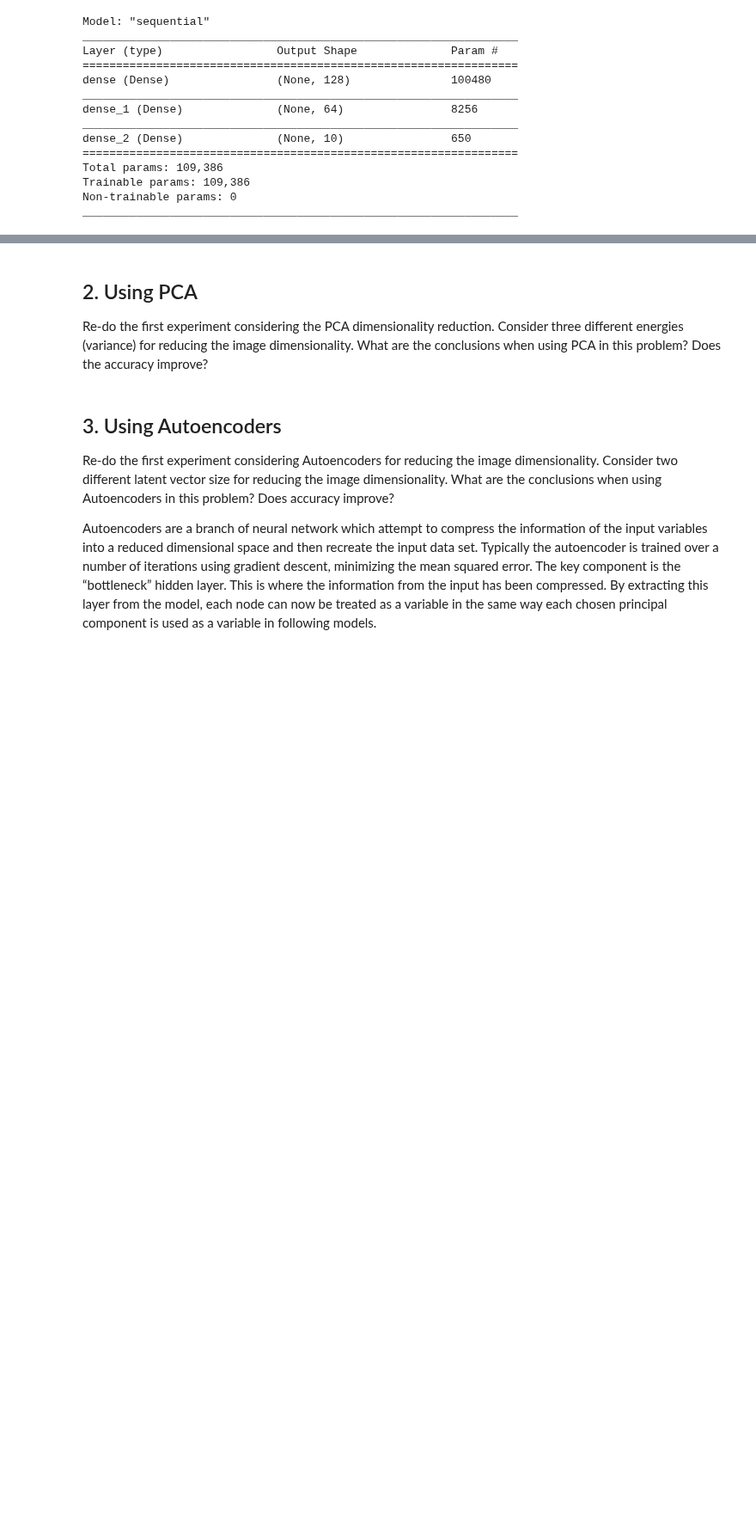
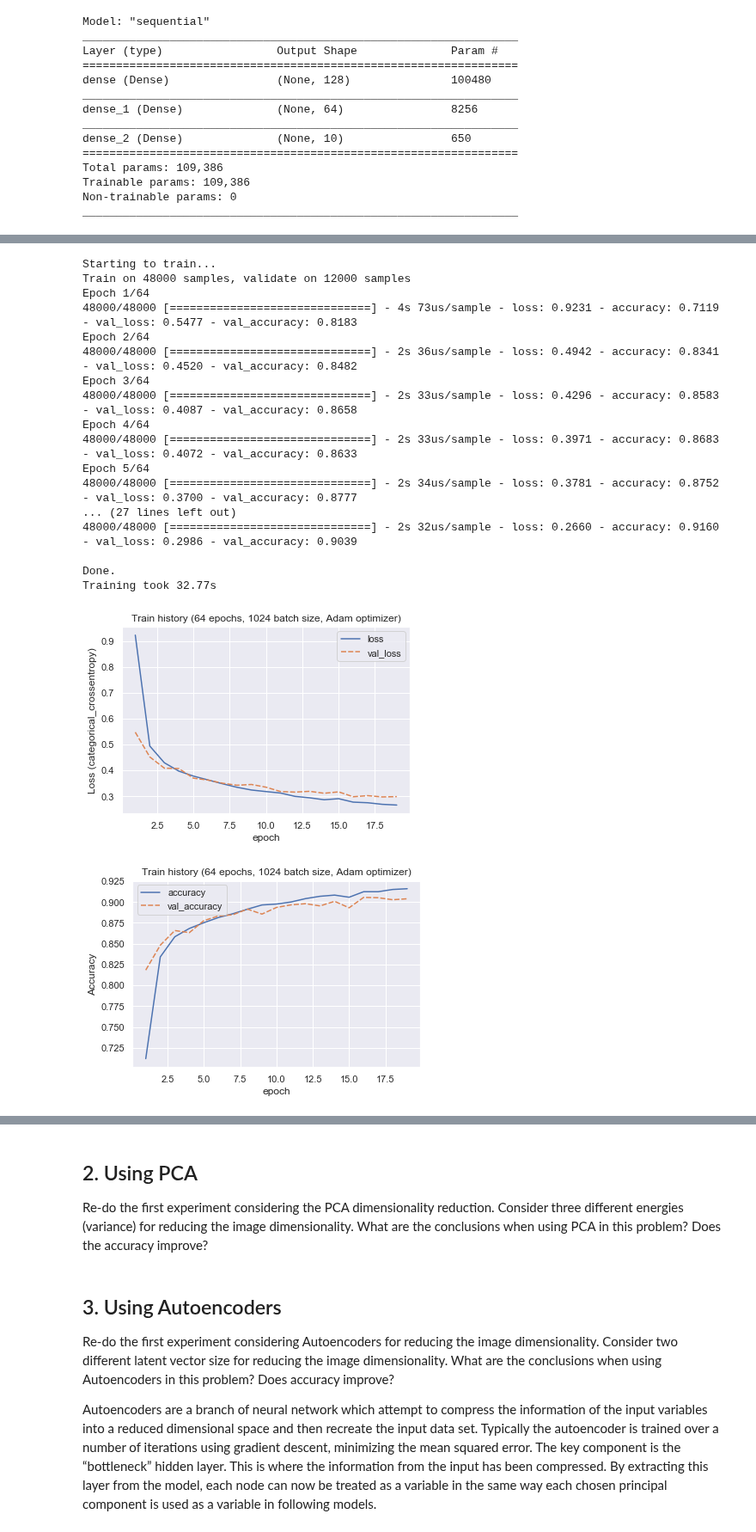
Before and after one commit to laurelkeys/machine-learning, a Jupyter notebook: assignment-3/preassignment/PreAssignment3.ipynb, the cells around one changed output, grey strips where cells are left out. Shown at 86% size. Drawn from its saved outputs; the diff is of its cells as text; code cells hidden in the pictures; blank space fills up the shorter version.

```diff
--- a/assignment-3/preassignment/PreAssignment3.ipynb
+++ b/assignment-3/preassignment/PreAssignment3.ipynb
@@ -343,0 +369,15 @@ print_cm(ys_val, np.argmax(ys_val_pred, axis=1), CLASS_NAME)
+# %%
+# obs.: padding='valid' by default (i.e. no padding)
+conv_model = keras.Sequential([
+    Reshape((28, 28, 1), input_shape=(784,)),
+    Conv2D(32, (3, 3), activation='relu', padding='same', input_shape=(28, 28, 1)),
+    MaxPooling2D((2, 2)), # 28x28 -> 14x14 feature map
+    Conv2D(64, (3, 3), activation='relu', padding='same'),
+    MaxPooling2D((2, 2)), # 14x14 -> 7x7 feature map
+    Flatten(), # 7*7*64 = 3136
+    Dense(10, activation='softmax', kernel_regularizer=l2(0.001))
+])
+# %%
+conv_model.compile(optimizer='adam',
+                   loss='categorical_crossentropy',
+                   metrics=['accuracy'])
@@ -343,0 +414,22 @@ print_cm(ys_val, np.argmax(ys_val_pred, axis=1), CLASS_NAME)
+# %%
+conv_history, best_conv_model = train(conv_model, X_train, Y_train, X_val, Y_val, n_epochs=64, batch_size=1024)
+# %% [output]
+Starting to train...
+Train on 48000 samples, validate on 12000 samples
+Epoch 1/64
+48000/48000 [==============================] - 4s 73us/sample - loss: 0.9231 - accuracy: 0.7119 - val_loss: 0.5477 - val_accuracy: 0.8183
+Epoch 2/64
+48000/48000 [==============================] - 2s 36us/sample - loss: 0.4942 - accuracy: 0.8341 - val_loss: 0.4520 - val_accuracy: 0.8482
+Epoch 3/64
+48000/48000 [==============================] - 2s 33us/sample - loss: 0.4296 - accuracy: 0.8583 - val_loss: 0.4087 - val_accuracy: 0.8658
+Epoch 4/64
+48000/48000 [==============================] - 2s 33us/sample - loss: 0.3971 - accuracy: 0.8683 - val_loss: 0.4072 - val_accuracy: 0.8633
+Epoch 5/64
+48000/48000 [==============================] - 2s 34us/sample - loss: 0.3781 - accuracy: 0.8752 - val_loss: 0.3700 - val_accuracy: 0.8777
+... (27 lines left out)
+48000/48000 [==============================] - 2s 32us/sample - loss: 0.2660 - accuracy: 0.9160 - val_loss: 0.2986 - val_accuracy: 0.9039
+
+Done.
+Training took 32.77s
+[figure, added]
+[figure, added]
```
Also changed, not shown: parts of 28 cells of this notebook.
